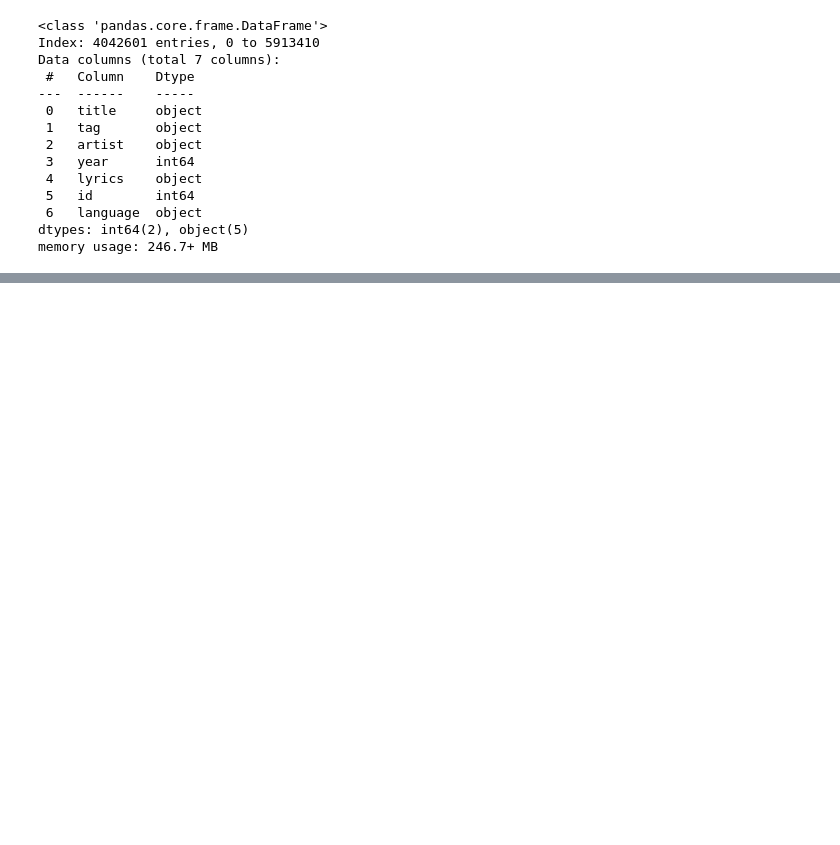
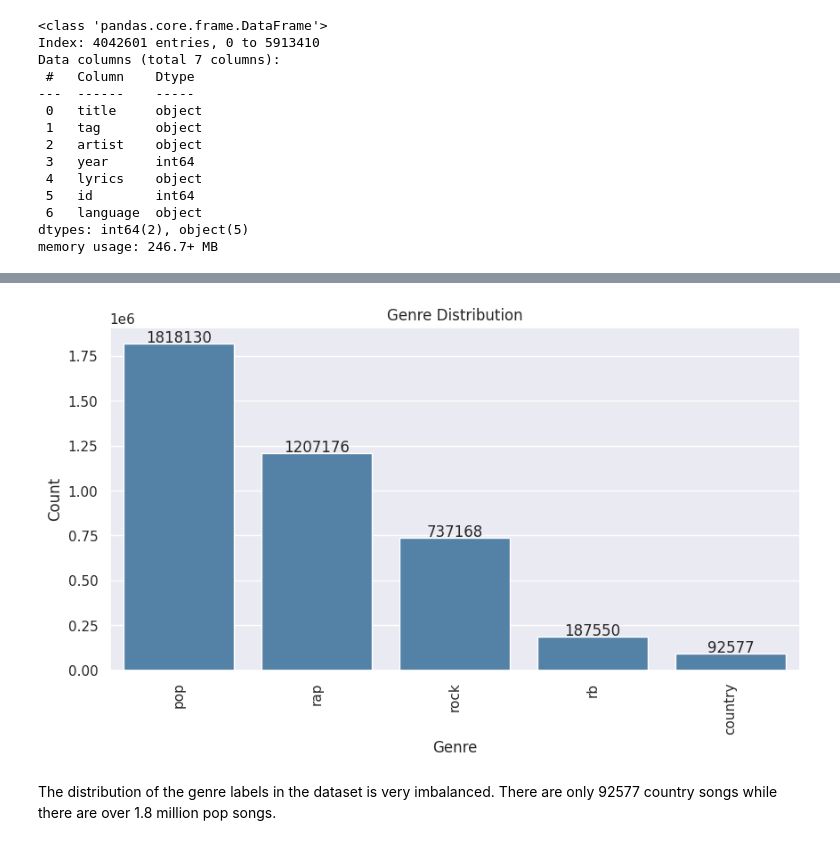
Before and after one commit to dbellenberg/GenrefromLyrics, a Jupyter notebook: notebooks/ds2.ipynb, the cells around one changed output, grey strips where cells are left out. Drawn from its saved outputs; the diff is of its cells as text; code cells hidden in the pictures; blank space fills up the shorter version.

```diff
--- a/notebooks/ds2.ipynb
+++ b/notebooks/ds2.ipynb
@@ -125,6 +141,6 @@ df = df[df['language'] == 'en']
 # %%
-# Read df from pickle
-df = pd.read_pickle('../data/df_cleaned_engl.pkl')
+# Read cleaned and filtered df from pickle
+df = pd.read_pickle('/work/cleaned_df/df_cleaned_engl.pkl')
 # %%
 df.info()
 # %% [output]
@@ -144,0 +163,3 @@ memory usage: 246.7+ MB
+# %%
+# Rename the column tag to genre
+df.rename(columns={"tag": "genre"}, inplace=True)
@@ -144,0 +189,16 @@ memory usage: 246.7+ MB
+# %%
+plt.figure(figsize=(10, 5))
+ax = sns.countplot(data=df, x='genre', order=df['genre'].value_counts().index, color='steelblue')
+# Add count labels to the columns
+for p in ax.patches:
+    ax.annotate(format(p.get_height(), '.0f'), (p.get_x() + p.get_width() / 2., p.get_height()),
+                 ha = 'center', va = 'center', xytext = (0, 5), textcoords = 'offset points')
+plt.xticks(rotation=90)
+plt.title('Genre Distribution')
+plt.xlabel('Genre')
+plt.ylabel('Count')
+plt.show()
+# %% [output]
+[figure, added]
+# %% [markdown]
+The distribution of the genre labels in the dataset is very imbalanced. There are only 92577 country songs while there are over 1.8 million pop songs.
```
Also changed, not shown: parts of 26 cells of this notebook.
